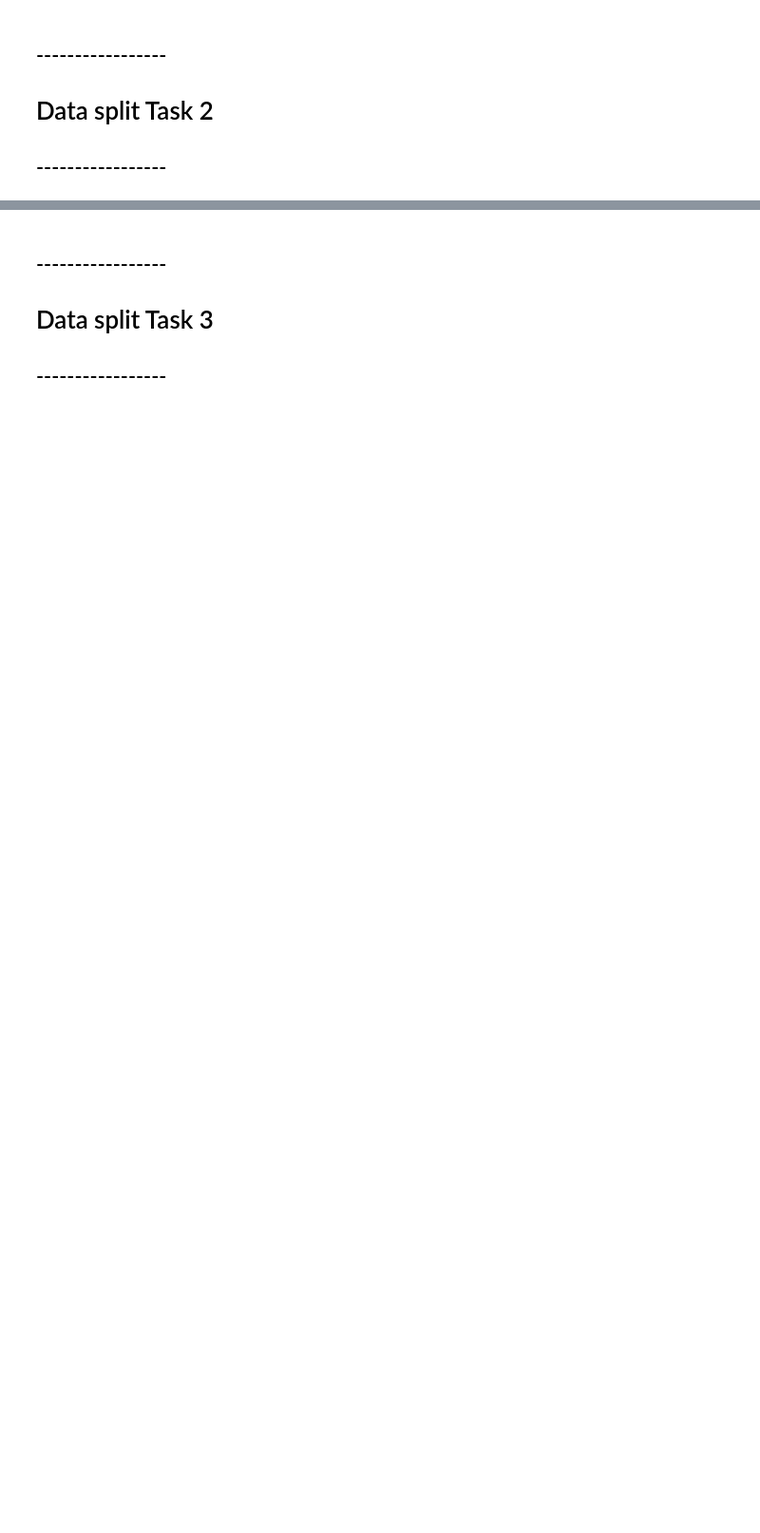
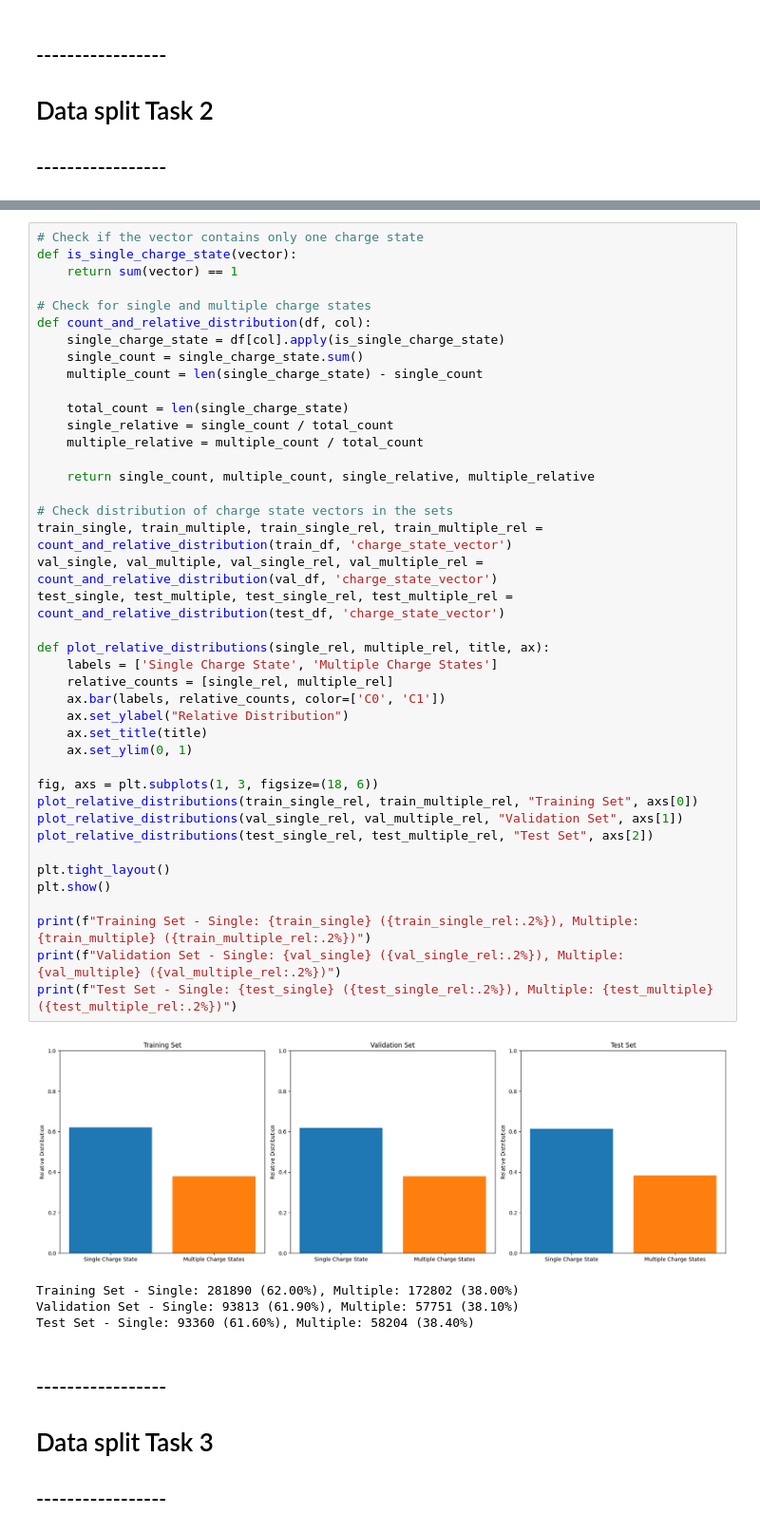
Before and after one commit to wilhelm-lab/dlomix, a Jupyter notebook: data_split_tests.ipynb, the cells around one changed output, grey strips where cells are left out. Shown: that part at 95% size. Cells and saved outputs as stored; diff of their text form; blank space fills up the shorter version.

```diff
--- a/data_split_tests.ipynb
+++ b/data_split_tests.ipynb
@@ -188,3 +225,49 @@ Charge State Combination       Count
+# %%
+# Check if the vector contains only one charge state
+def is_single_charge_state(vector):
+    return sum(vector) == 1
+
+# Check for single and multiple charge states
+def count_and_relative_distribution(df, col):
+    single_charge_state = df[col].apply(is_single_charge_state)
+    single_count = single_charge_state.sum()
+    multiple_count = len(single_charge_state) - single_count
+
+    total_count = len(single_charge_state)
+    single_relative = single_count / total_count
+    multiple_relative = multiple_count / total_count
+
+    return single_count, multiple_count, single_relative, multiple_relative
+
+# Check distribution of charge state vectors in the sets
+train_single, train_multiple, train_single_rel, train_multiple_rel = count_and_relative_distribution(train_df, 'charge_state_vector')
+val_single, val_multiple, val_single_rel, val_multiple_rel = count_and_relative_distribution(val_df, 'charge_state_vector')
+test_single, test_multiple, test_single_rel, test_multiple_rel = count_and_relative_distribution(test_df, 'charge_state_vector')
+
+def plot_relative_distributions(single_rel, multiple_rel, title, ax):
+    labels = ['Single Charge State', 'Multiple Charge States']
+    relative_counts = [single_rel, multiple_rel]
+    ax.bar(labels, relative_counts, color=['C0', 'C1'])
+    ax.set_ylabel("Relative Distribution")
+    ax.set_title(title)
+    ax.set_ylim(0, 1)
+
+fig, axs = plt.subplots(1, 3, figsize=(18, 6))
+plot_relative_distributions(train_single_rel, train_multiple_rel, "Training Set", axs[0])
+plot_relative_distributions(val_single_rel, val_multiple_rel, "Validation Set", axs[1])
+plot_relative_distributions(test_single_rel, test_multiple_rel, "Test Set", axs[2])
+
+plt.tight_layout()
+plt.show()
+
+print(f"Training Set - Single: {train_single} ({train_single_rel:.2%}), Multiple: {train_multiple} ({train_multiple_rel:.2%})")
+print(f"Validation Set - Single: {val_single} ({val_single_rel:.2%}), Multiple: {val_multiple} ({val_multiple_rel:.2%})")
+print(f"Test Set - Single: {test_single} ({test_single_rel:.2%}), Multiple: {test_multiple} ({test_multiple_rel:.2%})")
+# %% [output]
+[figure, added]
+Training Set - Single: 281890 (62.00%), Multiple: 172802 (38.00%)
+Validation Set - Single: 93813 (61.90%), Multiple: 57751 (38.10%)
+Test Set - Single: 93360 (61.60%), Multiple: 58204 (38.40%)
 # %% [markdown]
 ## -----------------
 # Data split Task 3
```
Also changed, not shown: parts of 17 cells of this notebook.
